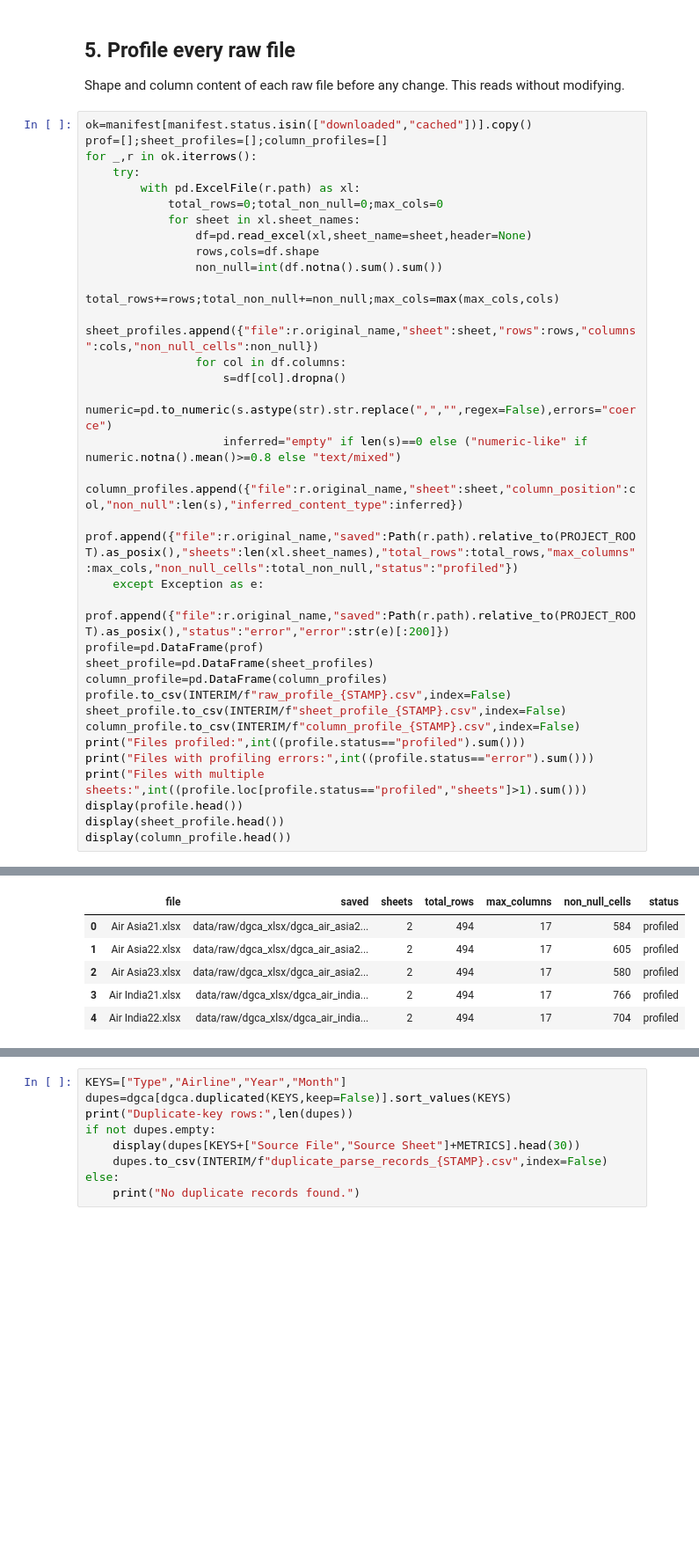
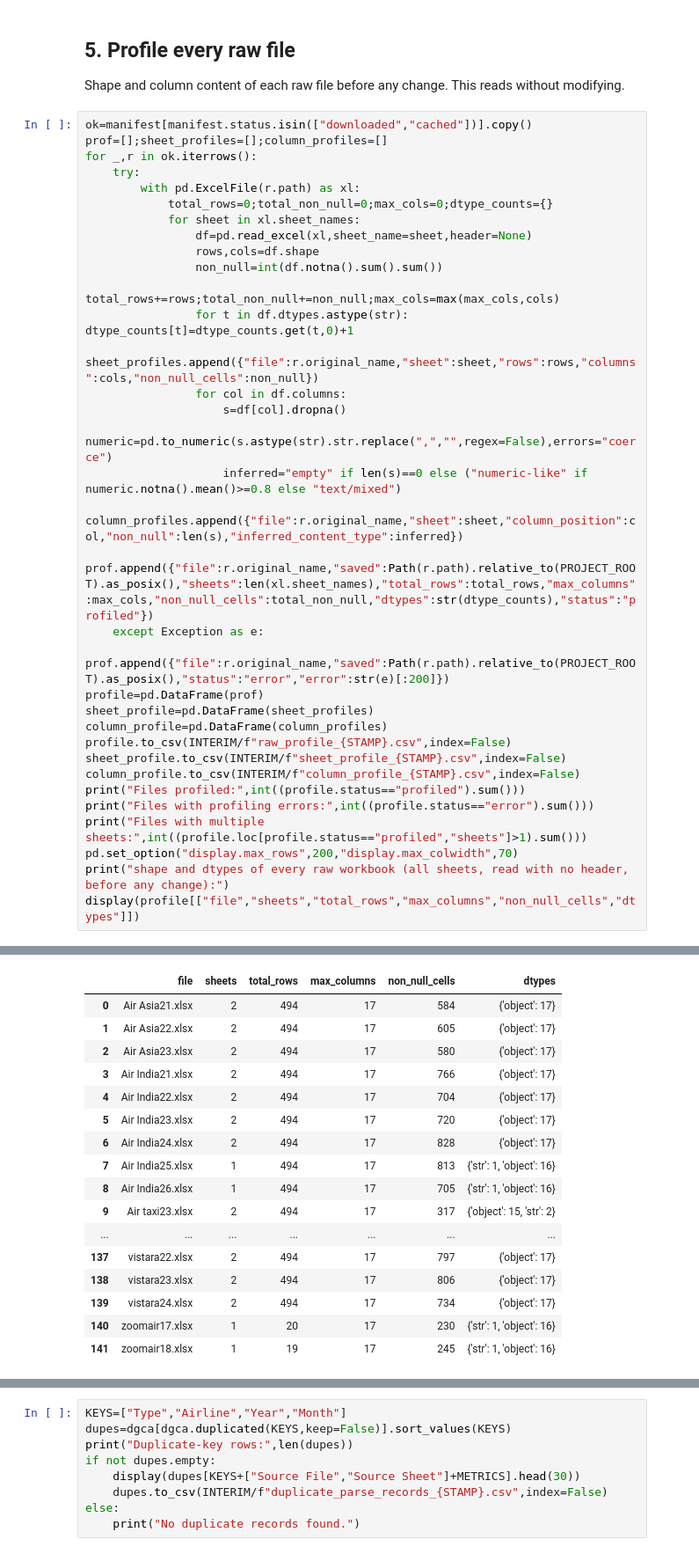
Before and after one commit to iitm-da25b035/DA2402-Project, a Jupyter notebook: notebooks/dgca_download_pipeline.ipynb, the cells around one changed output, grey strips where cells are left out. Shown at 88% size. Saved outputs shown, nothing was run; the diff lists cells and outputs as text; blank space fills up the shorter version.

```diff
--- a/notebooks/dgca_download_pipeline.ipynb
+++ b/notebooks/dgca_download_pipeline.ipynb
@@ -398,19 +416,20 @@ prof=[];sheet_profiles=[];column_profiles=[]
 for _,r in ok.iterrows():
     try:
         with pd.ExcelFile(r.path) as xl:
-            total_rows=0;total_non_null=0;max_cols=0
+            total_rows=0;total_non_null=0;max_cols=0;dtype_counts={}
             for sheet in xl.sheet_names:
                 df=pd.read_excel(xl,sheet_name=sheet,header=None)
                 rows,cols=df.shape
                 non_null=int(df.notna().sum().sum())
                 total_rows+=rows;total_non_null+=non_null;max_cols=max(max_cols,cols)
+                for t in df.dtypes.astype(str): dtype_counts[t]=dtype_counts.get(t,0)+1
                 sheet_profiles.append({"file":r.original_name,"sheet":sheet,"rows":rows,"columns":cols,"non_null_cells":non_null})
                 for col in df.columns:
                     s=df[col].dropna()
                     numeric=pd.to_numeric(s.astype(str).str.replace(",","",regex=False),errors="coerce")
                     inferred="empty" if len(s)==0 else ("numeric-like" if numeric.notna().mean()>=0.8 else "text/mixed")
                     column_profiles.append({"file":r.original_name,"sheet":sheet,"column_position":col,"non_null":len(s),"inferred_content_type":inferred})
-            prof.append({"file":r.original_name,"saved":Path(r.path).relative_to(PROJECT_ROOT).as_posix(),"sheets":len(xl.sheet_names),"total_rows":total_rows,"max_columns":max_cols,"non_null_cells":total_non_null,"status":"profiled"})
+            prof.append({"file":r.original_name,"saved":Path(r.path).relative_to(PROJECT_ROOT).as_posix(),"sheets":len(xl.sheet_names),"total_rows":total_rows,"max_columns":max_cols,"non_null_cells":total_non_null,"dtypes":str(dtype_counts),"status":"profiled"})
     except Exception as e:
         prof.append({"file":r.original_name,"saved":Path(r.path).relative_to(PROJECT_ROOT).as_posix(),"status":"error","error":str(e)[:200]})
 profile=pd.DataFrame(prof)
@@ -422,9 +441,9 @@ column_profile.to_csv(INTERIM/f"column_profile_{STAMP}.csv",index=False)
 print("Files profiled:",int((profile.status=="profiled").sum()))
 print("Files with profiling errors:",int((profile.status=="error").sum()))
 print("Files with multiple sheets:",int((profile.loc[profile.status=="profiled","sheets"]>1).sum()))
-display(profile.head())
-display(sheet_profile.head())
-display(column_profile.head())
+pd.set_option("display.max_rows",200,"display.max_colwidth",70)
+print("shape and dtypes of every raw workbook (all sheets, read with no header, before any change):")
+display(profile[["file","sheets","total_rows","max_columns","non_null_cells","dtypes"]])
 # %% [output]
 Files profiled: 142
 Files with profiling errors: 0
@@ -432,6 +452,17 @@ Files with multiple sheets: 83
-|  | file | saved | sheets | total_rows | max_columns | non_null_cells | status |
-| 0 | Air Asia21.xlsx | data/raw/dgca_xlsx/dgca_air_asia2... | 2 | 494 | 17 | 584 | profiled |
-| 1 | Air Asia22.xlsx | data/raw/dgca_xlsx/dgca_air_asia2... | 2 | 494 | 17 | 605 | profiled |
-| 2 | Air Asia23.xlsx | data/raw/dgca_xlsx/dgca_air_asia2... | 2 | 494 | 17 | 580 | profiled |
-| 3 | Air India21.xlsx | data/raw/dgca_xlsx/dgca_air_india... | 2 | 494 | 17 | 766 | profiled |
-| 4 | Air India22.xlsx | data/raw/dgca_xlsx/dgca_air_india... | 2 | 494 | 17 | 704 | profiled |
+|  | file | sheets | total_rows | max_columns | non_null_cells | dtypes |
+| 0 | Air Asia21.xlsx | 2 | 494 | 17 | 584 | {'object': 17} |
+| 1 | Air Asia22.xlsx | 2 | 494 | 17 | 605 | {'object': 17} |
+| 2 | Air Asia23.xlsx | 2 | 494 | 17 | 580 | {'object': 17} |
+| 3 | Air India21.xlsx | 2 | 494 | 17 | 766 | {'object': 17} |
+| 4 | Air India22.xlsx | 2 | 494 | 17 | 704 | {'object': 17} |
+| 5 | Air India23.xlsx | 2 | 494 | 17 | 720 | {'object': 17} |
+| 6 | Air India24.xlsx | 2 | 494 | 17 | 828 | {'object': 17} |
+| 7 | Air India25.xlsx | 1 | 494 | 17 | 813 | {'str': 1, 'object': 16} |
+| 8 | Air India26.xlsx | 1 | 494 | 17 | 705 | {'str': 1, 'object': 16} |
+| 9 | Air taxi23.xlsx | 2 | 494 | 17 | 317 | {'object': 15, 'str': 2} |
+| ... | ... | ... | ... | ... | ... | ... |
+| 137 | vistara22.xlsx | 2 | 494 | 17 | 797 | {'object': 17} |
+| 138 | vistara23.xlsx | 2 | 494 | 17 | 806 | {'object': 17} |
+| 139 | vistara24.xlsx | 2 | 494 | 17 | 734 | {'object': 17} |
+| 140 | zoomair17.xlsx | 1 | 20 | 17 | 230 | {'str': 1, 'object': 16} |
+| 141 | zoomair18.xlsx | 1 | 19 | 17 | 245 | {'str': 1, 'object': 16} |
```
Also changed, not shown: parts of 11 cells of this notebook, 13 other files.
